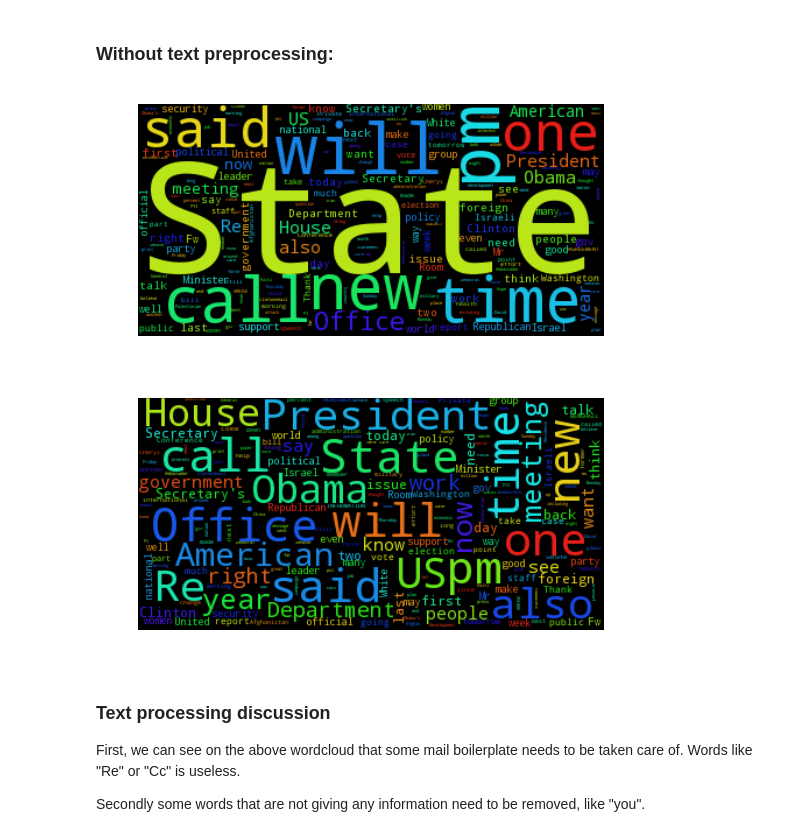
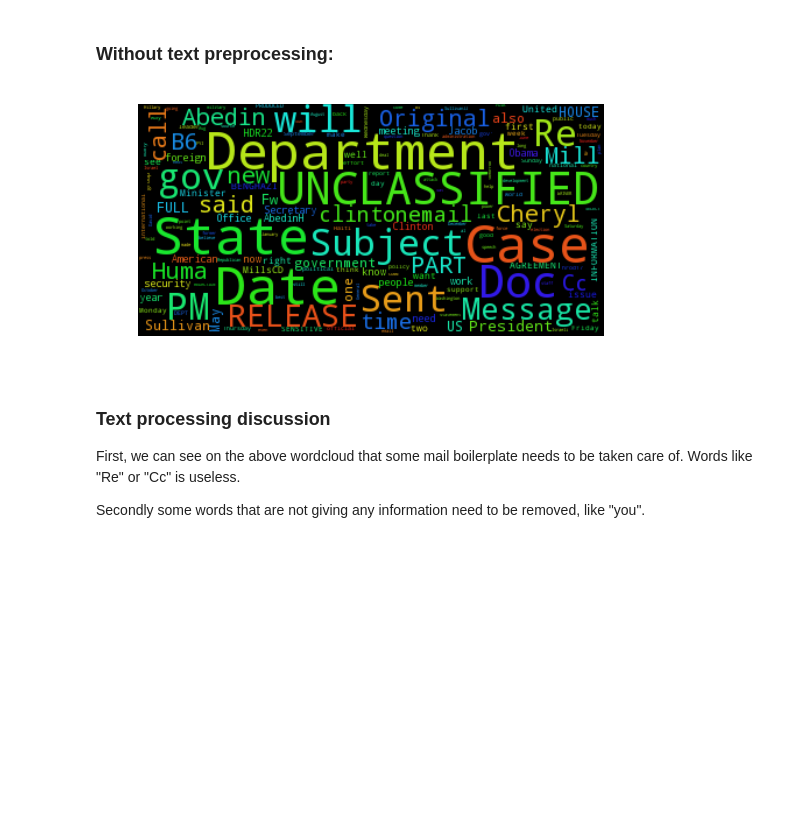
Before and after one commit to mgoretti/ada, a Jupyter notebook: 05 - Taming Text/Text Taming on Hillary Clinton email.ipynb, the cells around one changed output. Saved outputs shown, nothing was run; the diff lists cells and outputs as text; code cells hidden in the pictures; blank space fills up the shorter version.

Commit message:
Finish ex2. Need better text processing and see if per sentence analysis is ok

```diff
--- a/05 - Taming Text/Text Taming on Hillary Clinton email.ipynb
+++ b/05 - Taming Text/Text Taming on Hillary Clinton email.ipynb
@@ -29,34 +29,26 @@ True
 # %%
-df_extract = df_extract.dropna()
+df_raw = df_raw.dropna()
 df_subj = df_subj.dropna()
 # %% [markdown]
 ### Get the text from the Data Frame
 # %%
-text = df_extract.sum().iloc[0]
-text2 = df_subj.sum().iloc[0]
-
-text = text + " " + text2
+text = df_raw.sum().iloc[0] + " " + df_subj.sum().iloc[0]
 # %% [markdown]
 ### Without text preprocessing:
 # %%
 # Generate a word cloud image
 wordcloud = WordCloud().generate(text)
 
 #TODO make it prettier/better
 
-# Display the generated image:
-plt.imshow(wordcloud)
-plt.axis("off")
-
 # lower max_font_size
-wordcloud = WordCloud(max_font_size=40).generate(text)
+wordcloud = WordCloud(max_font_size=45).generate(text)
 plt.figure()
 plt.imshow(wordcloud)
 plt.axis("off")
 plt.show()
 # %% [output]
-[figure, old version]
+[figure, new version]
-[figure, removed]
 # %% [markdown]
 ### Text processing discussion
 First, we can see on the above wordcloud that some mail boilerplate needs to be taken care of. Words like "Re" or "Cc" is useless.
```
Also changed, not shown: parts of 14 cells of this notebook.
